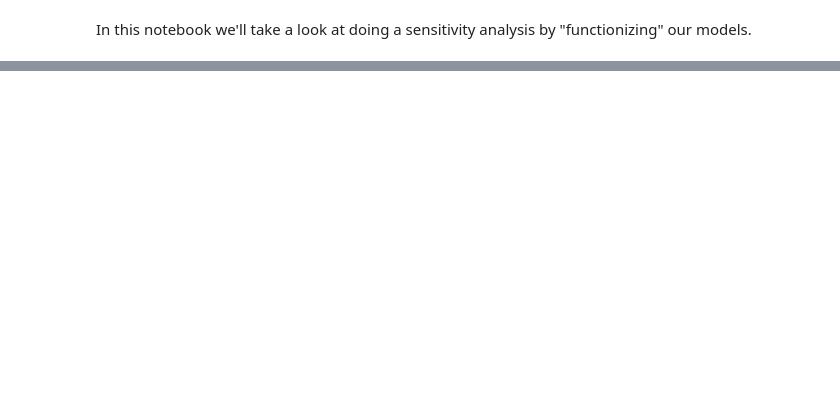
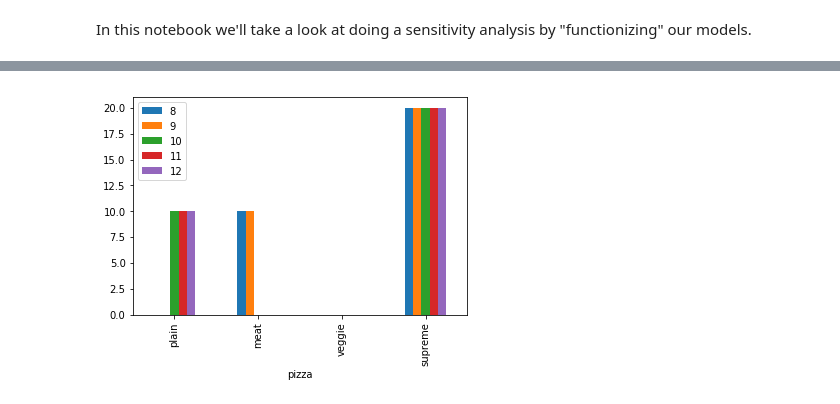
Before and after one commit to davebiagioni/optimization-modeling-info-3440, a Jupyter notebook: notebooks/pizza-lp/pizza-lp-sensitivity.ipynb, the cells around one changed output, grey strips where cells are left out. Drawn from its saved outputs; the diff is of its cells as text; code cells hidden in the pictures; blank space fills up the shorter version.

```diff
--- a/notebooks/pizza-lp/pizza-lp-sensitivity.ipynb
+++ b/notebooks/pizza-lp/pizza-lp-sensitivity.ipynb
@@ -113,0 +151,11 @@ supreme  20.0
+# %%
+df_list, obj_list = [], []
+
+plain_profits = list(range(8, 13))
+instance = model.create_instance()
+
+for plain_profit in plain_profits:
+    instance.profit_coef[1] = plain_profit
+    instance, obj, solution = helpers.solve(instance)
+    df_list.append(solution)
+    obj_list.append(obj)
@@ -113,0 +180,9 @@ supreme  20.0
+# %%
+sa = pd.concat(df_list, axis=1)
+sa.columns = plain_profits
+sa.index = profit.index
+# %%
+%matplotlib inline
+_ = sa.plot(kind='bar')
+# %% [output]
+[figure, added]
```
Also changed, not shown: parts of 18 cells of this notebook, 1 other file.
